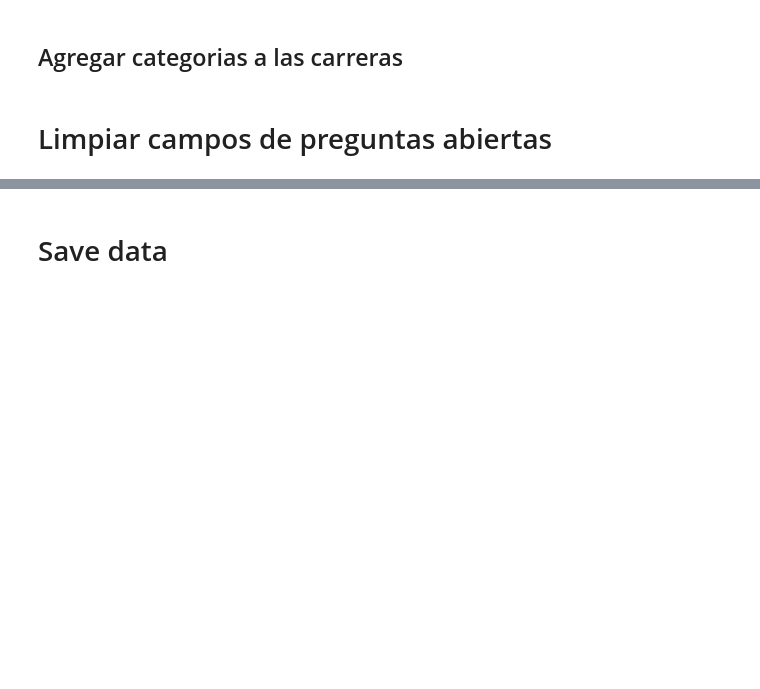
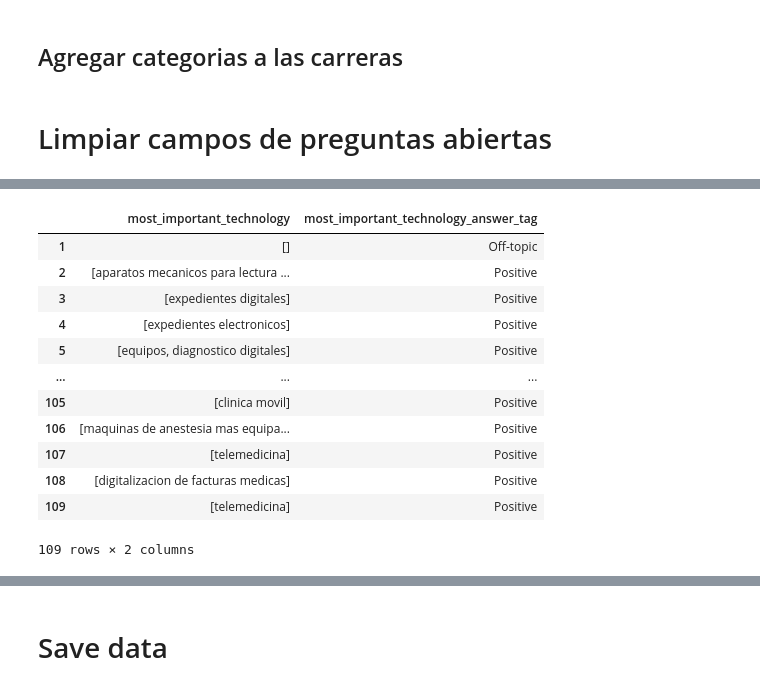
Before and after one commit to Mortadelo24/mejora-infrastructura-hospitalaria-managua-nicaragua, a Jupyter notebook: 01_Data_Preparation.ipynb, the cells around one changed output, grey strips where cells are left out. Cells and saved outputs as stored; diff of their text form; code cells hidden in the pictures; blank space fills up the shorter version.

```diff
--- a/01_Data_Preparation.ipynb
+++ b/01_Data_Preparation.ipynb
@@ -209,0 +211,21 @@ data[["infrastructure_changes", "infrastructure_changes_rejection_reason"]]
+# %%
+question = "Mencione una o mas tecnologías hospitalarias que considere más importante en la actualidad"
+result_df = clean_unstructed_text(question, data['most_important_technology_raw'].to_list())
+result_df.columns = ['most_important_technology', 'most_important_technology_answer_tag']
+data[result_df.columns] = result_df.values
+
+data[["most_important_technology", "most_important_technology_answer_tag"]]
+# %% [output]
+|  | most_important_technology | most_important_technology_answer_tag |
+| 1 | [] | Off-topic |
+| 2 | [aparatos mecanicos para lectura ... | Positive |
+| 3 | [expedientes digitales] | Positive |
+| 4 | [expedientes electronicos] | Positive |
+| 5 | [equipos, diagnostico digitales] | Positive |
+| ... | ... | ... |
+| 105 | [clinica movil] | Positive |
+| 106 | [maquinas de anestesia mas equipa... | Positive |
+| 107 | [telemedicina] | Positive |
+| 108 | [digitalizacion de facturas medicas] | Positive |
+| 109 | [telemedicina] | Positive |
+109 rows × 2 columns
```
Also changed, not shown: parts of 8 cells of this notebook, 1 other file.
